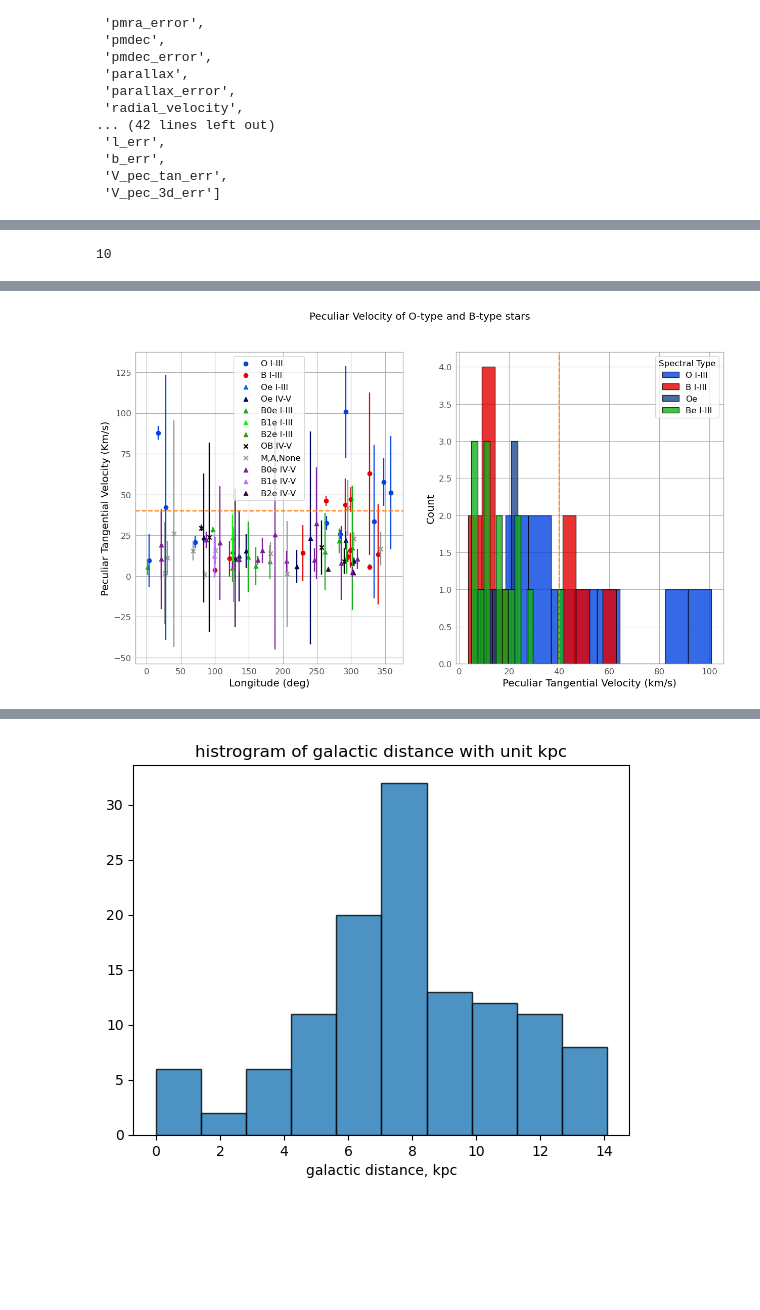
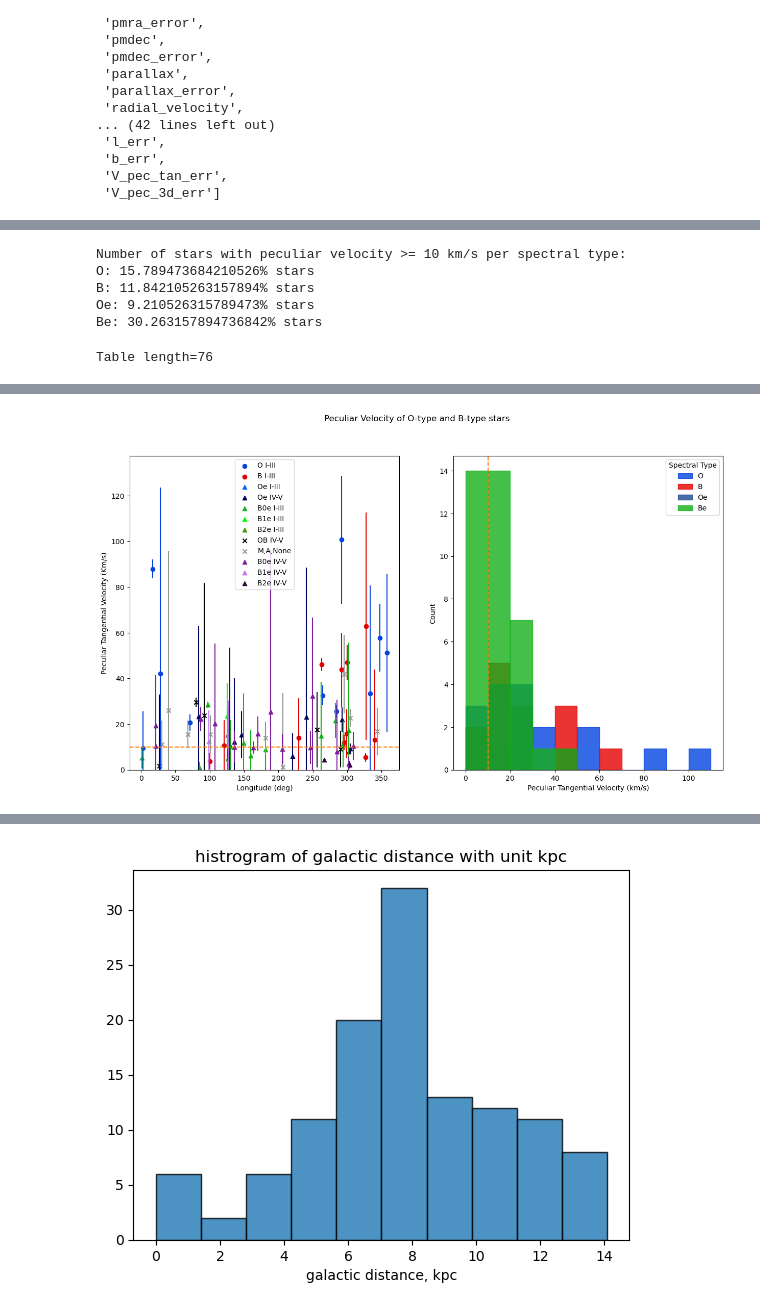
Before and after one commit to MantisShrimp2/Thesis-HMXB, a Jupyter notebook: Code/Peculiar_Motion.ipynb, the cells around one changed output, grey strips where cells are left out. Cells and saved outputs as stored; diff of their text form; code cells hidden in the pictures; blank space fills up the shorter version.

```diff
--- a/Code/Peculiar_Motion.ipynb
+++ b/Code/Peculiar_Motion.ipynb
@@ -54,10 +54,10 @@ today = datetime.now().strftime("%Y%m%d")
         "xkcd:dark purple": "B2e IV-V",
     }
     groups = [
-        ("O I-III", ['xkcd:blue'], 'xkcd:blue'),
-        ("B I-III", ['xkcd:red'], 'xkcd:red'),
-        ("Oe", ['xkcd:bright Blue', 'xkcd:dark blue'], 'xkcd:cobalt'),
-        ("Be I-III", ['xkcd:green', 'xkcd:bright green', 'xkcd:dark green'], 'xkcd:green')
+        ("O", ['xkcd:blue', 'xkcd:black'], 'xkcd:blue'),
+        ("B", ['xkcd:red'], 'xkcd:red'),
+        ("Oe", ['xkcd:bright blue', 'xkcd:dark blue'], 'xkcd:cobalt'),
+        ("Be", ['xkcd:green', 'xkcd:bright green', 'xkcd:dark green','xkcd:dark purple','xkcd:light purple','xkcd:purple'], 'xkcd:green')
     ]
     marker_map = {
         "xkcd:blue": 'o',   # Circle marker for "O I-III"
@@ -439,7 +461,7 @@ WARNING: MergeConflictWarning: Cannot merge meta key 'JOBNAME' types <class 'str
 # %% [markdown]
 # Peculair Velocity Errors
 # %%
-v_pec_errors = ascii.read(csv_files+f'HMXB_vpec_errs_{today}.ecsv',format='ecsv')
+v_pec_errors = ascii.read(csv_files+f'HMXB_vpec_errs_20250328.ecsv',format='ecsv')
 # %%
 v_pec_errors
 # %% [output]
@@ -607,14 +672,17 @@ Row index=43
 def plot_peculiar2(table,figname):
     prlx_mask = table['parallax']/table['parallax_error'] >=5.0
     table = table[prlx_mask]
-
+    #ruwe_mask = table['ruwe'] >=1.0
+    #table = table[ruwe_mask]
     V_pec = table['Peculiar Velocity']
     V_pec_tan_error = table['V_pec_tan_err']
     #V_pec = table['Peculiar Velocity']
     longitudes = table['l']
     mod_sptype = table['Mod_SpType']
-    v_thres = 40  # km/s threshold peculiar velocity
+    v_thres = 10  # km/s threshold peculiar velocity
 
+    # Create a dictionary to store counts per spectral type
+    above_threshold_counts = {}
     pec_mu_l = table['peculiar_mu_l']
     pec_mu_b = table['peculiar_mu_b']
     #Define a dictionary for color mapping
@@ -637,22 +705,29 @@ def plot_peculiar2(table,figname):
 
     axs[0].set_xlabel('Longitude (deg)')
     axs[0].set_ylabel("Peculiar Tangential Velocity (Km/s)")
+    axs[0].set_ylim(bottom=0)
     axs[0].axhline(y=v_thres, color='tab:orange', linestyle='--')
     axs[1].axvline(x=v_thres, color= 'tab:orange',linestyle='--')
     axs[0].legend()
 
     # Histogram of V_pec
     # Histogram for each group
-
+    hatches = ['/', '\\', 'x', 'o']
     # Iterate over each group, filter, and plot
-    for label, types, color in groups:
+    for i, (label, types, color) in enumerate(groups):
         V_pec_group = [vel for vel, sp_type in zip(V_pec, mod_sptype) if sp_type in types]
 
         if V_pec_group:
-            vmin, vmax = np.min(V_pec_group), np.max(V_pec_group)
-            bins = np.linspace(vmin, vmax,len(V_pec_group)+1)
-            axs[1].hist(V_pec_group, bins=bins, alpha=0.8, edgecolor='black',color=color, label=label,stacked=True)
-            axs[1].legend()
+            # Assign hatch pattern from the list
+            bins = np.arange(0,np.max(V_pec_group)+10,10)
+            hatch = hatches[i % len(hatches)]  # Cycle through hatches
+            axs[1].hist(V_pec_group, bins=bins, alpha=0.8, edgecolor=color, color=color,
+                        label=label, histtype='bar')
+            count_above_threshold = sum(vel >= v_thres for vel in V_pec_group)
+
+            # Store in dictionary
+            above_threshold_counts[label] = count_above_threshold
+
 
     axs[1].set_ylabel("Count")
     axs[1].set_xlabel('Peculiar Tangential Velocity (km/s)')
@@ -661,9 +736,18 @@ def plot_peculiar2(table,figname):
 
     fig.suptitle("Peculiar Velocity of O-type and B-type stars")
     fig.savefig(home_files+'/Figures/'+f'{figname}_{today}.png')
-    print(len(table[table['Peculiar Velocity'] >=v_thres]))
+    print(f"Number of stars with peculiar velocity >= {v_thres} km/s per spectral type:")
+    for label, count in above_threshold_counts.items():
+        print(f"{label}: {count/len(V_pec)*100}% stars")
 
-    return None
-plot_peculiar2(HMXB_table,'Peculiar_Velocity_Tangential')
+    return table
+x_table = plot_peculiar2(HMXB_table,'Peculiar_Velocity_Tangential')
+
+x_table
 # %% [output]
-10
+Number of stars with peculiar velocity >= 10 km/s per spectral type:
+O: 15.789473684210526% stars
+B: 11.842105263157894% stars
+Oe: 9.210526315789473% stars
+Be: 30.263157894736842% stars
+Table length=76
@@ -670,2 +773,2 @@ plot_peculiar2(HMXB_table,'Peculiar_Velocity_Tangential')
-[figure, old version]
+[figure, new version]
 # %%
```
Also changed, not shown: parts of 16 cells of this notebook.
